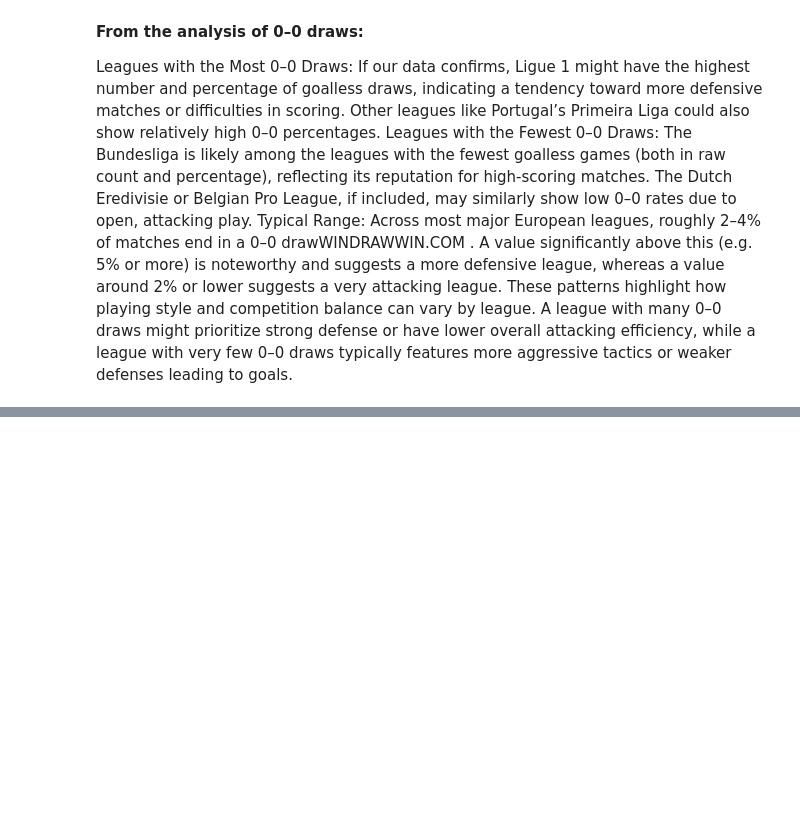
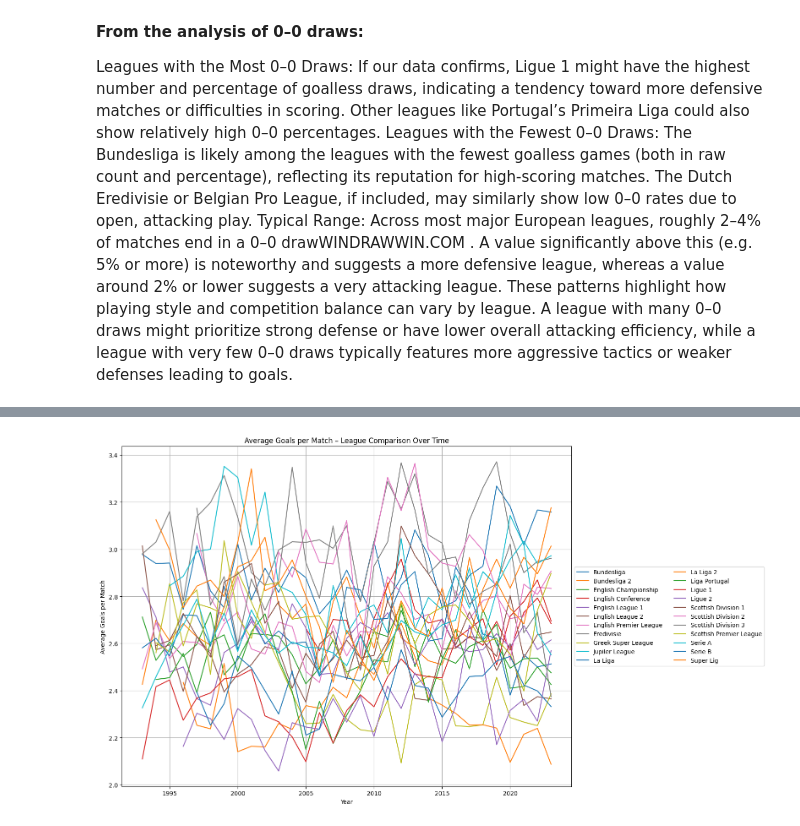
Before and after one commit to safiabduljamil/European-Football-Matches, a Jupyter notebook: contributors/Abdul Safi/main.ipynb, the cells around one changed output, grey strips where cells are left out. Drawn from its saved outputs; the diff is of its cells as text; code cells hidden in the pictures; blank space fills up the shorter version.

```diff
--- a/contributors/Abdul Safi/main.ipynb
+++ b/contributors/Abdul Safi/main.ipynb
@@ -342,0 +422,27 @@ These patterns highlight how playing style and competition balance can vary by l
+# %%
+import pandas as pd
+import matplotlib.pyplot as plt
+
+# Prepare the date and goal columns
+combined_df['Date'] = pd.to_datetime(combined_df['Date'], errors='coerce')
+combined_df['Year'] = combined_df['Date'].dt.year
+combined_df['TotalGoals'] = combined_df['HomeGoals'] + combined_df['AwayGoals']
+
+# Group by League and Year to get average goals per match
+avg_goals_yearly = combined_df.groupby(['League', 'Year'])['TotalGoals'].mean().reset_index()
+
+# Plot all leagues in one chart
+plt.figure(figsize=(16, 9))
+for league in avg_goals_yearly['League'].unique():
+    league_data = avg_goals_yearly[avg_goals_yearly['League'] == league]
+    plt.plot(league_data['Year'], league_data['TotalGoals'], label=league)
+
+plt.title('Average Goals per Match – League Comparison Over Time')
+plt.xlabel('Year')
+plt.ylabel('Average Goals per Match')
+plt.legend(loc='center left', bbox_to_anchor=(1, 0.5), ncol=2)
+plt.grid(True)
+plt.tight_layout()
+plt.show()
+# %% [output]
+[figure, added]
```
Also changed, not shown: parts of 6 cells of this notebook, 5 other files.
